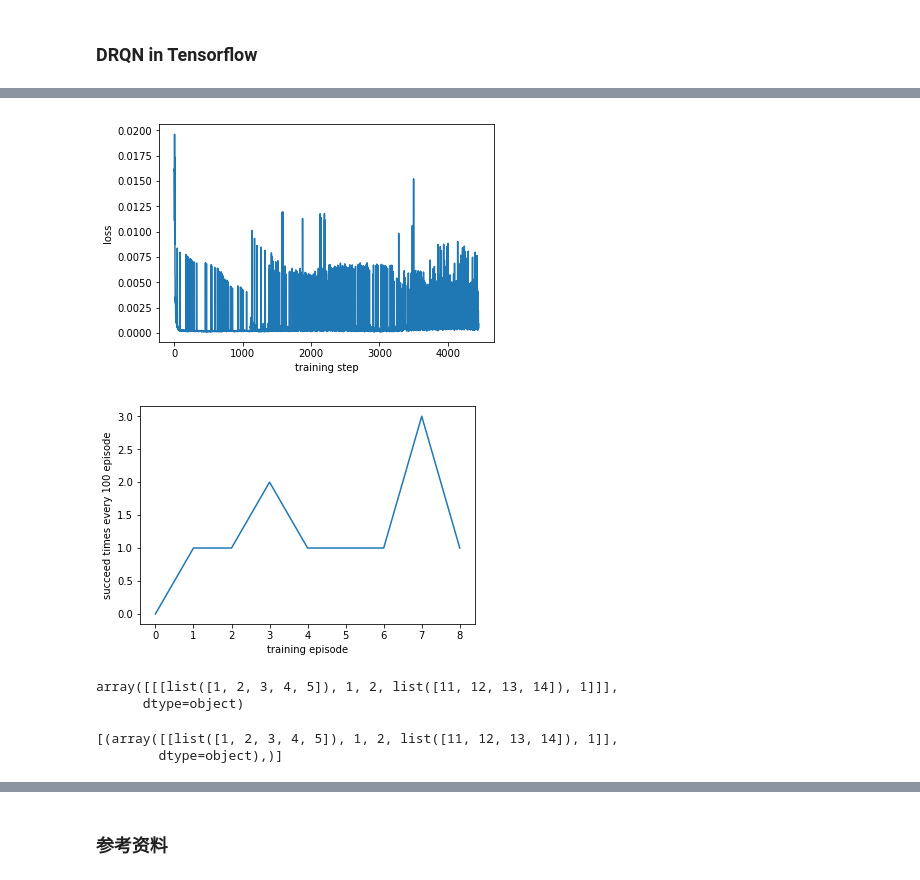
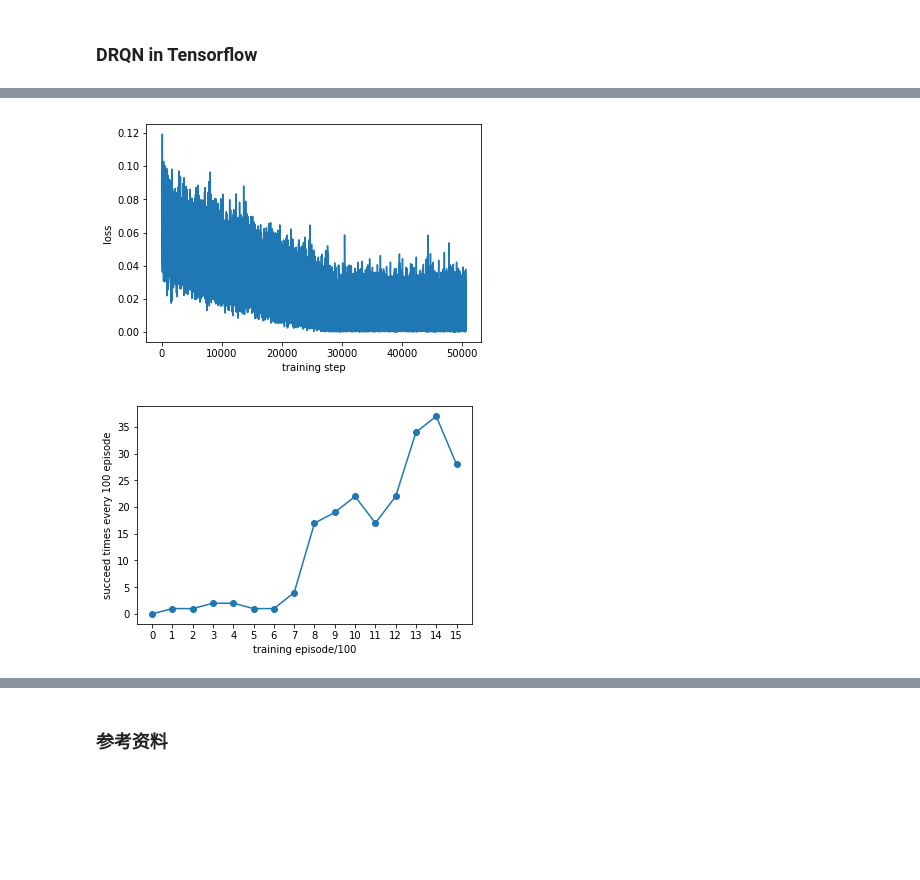
Before and after one commit to Wangjw6/research, a Jupyter notebook: ML/Others/Reinforcement Learning.ipynb, the cells around one changed output, grey strips where cells are left out. Cells and saved outputs as stored; diff of their text form; code cells hidden in the pictures; blank space fills up the shorter version.

Commit message:
DRQN test

```diff
--- a/ML/Others/Reinforcement Learning.ipynb
+++ b/ML/Others/Reinforcement Learning.ipynb
@@ -1419,11 +1441,11 @@ class agent():
         h2_ = tf.nn.elu(tf.matmul(self.next_action_output, wa_))
         self.Qnext = tf.nn.elu(tf.matmul(h1_+h2_,wc_)+b1_)
 
-        self.targetQ = self.reward_holder + 0.95*self.Qnext
+        self.targetQ = self.reward_holder + 0.9*self.Qnext
 
         self.q_loss = tf.reduce_mean(tf.squared_difference(self.targetQ, self.Q))
 
-        self.q_trainOp = tf.train.AdamOptimizer(learning_rate=0.0002).minimize(self.q_loss)
+        self.q_trainOp = tf.train.AdamOptimizer(learning_rate=0.0001).minimize(self.q_loss)
 
         self.q_grads_a = tf.gradients(self.Q,self.action_output)[0]
 
@@ -1449,7 +1471,7 @@ class agent():
 
     def add_Q_grad_to_graph(self,):
         self.policy_grads = tf.gradients(ys=self.action_output, xs=self.p_e_params, grad_ys=self.q_grads_a)
-        opt = tf.train.AdamOptimizer(learning_rate=-0.002)
+        opt = tf.train.AdamOptimizer(learning_rate= -0.0002)
         self.p_trainOp = opt.apply_gradients(zip(self.policy_grads, self.p_e_params))
 # %%
 class replay_memory():
@@ -1471,8 +1493,8 @@ class replay_memory():
             memory_batch.append(self.memory[index,:])
         return np.array(memory_batch)
 # %%
-M = replay_memory(memory_capacity=500, state_dim=4, action_dim=1)
-batch_size_ = 64
+M = replay_memory(memory_capacity=800, state_dim=4, action_dim=1)
+batch_size_ = 32
 num_episodes = 400
 updateStep=6
 
@@ -1498,9 +1520,9 @@ for i in range(num_episodes):
     aset=[]
     while j<max_steps_in_episode:
         a_output = sess_.run(model.action_output, feed_dict={model.state_holder:[s]})
-        a = round(np.clip(a_output[0][0],0,1))
-        if i <100:
-            a = round(np.clip(np.random.normal(a_output[0][0], 0.9), 0, 1))
+#         a = round(np.clip(a_output[0][0],0,1))
+#         if i <100:
+        a = round(np.clip(np.random.normal(a_output[0][0], 0.1), 0, 1))
         aset.append(a)
         s_next, r, d, _ = env.step(int(a))
 
@@ -1854,5 +1883,4 @@ import matplotlib.pyplot as plt
 # %%
-env = gym.make('FrozenLake-v0')
 def weight_variable(shape,train=True):
     initial = tf.truncated_normal(shape, stddev=0.1)
     return tf.Variable(initial,trainable=train)
@@ -1878,6 +1906,7 @@ class DRQN():
         self.h_size = state_dim # only for convenience
         self.trace_length_holder = tf.placeholder(tf.int32)
         self.batch_size = tf.placeholder(dtype=tf.int32,shape=[])
+
     def buildQNetwork(self,):
 
         with tf.variable_scope('update-Qnetwork'):
@@ -1918,19 +1947,18 @@ class DRQN():
 
         #In order to only propogate accurate gradients through the network, we will mask the first
         #half of the losses for each trace as per Lample & Chatlot 2016
-        self.maskA = tf.zeros([tf.shape(self.action_index)[0] ,self.trace_length_holder//2])
-        self.maskB = tf.ones([tf.shape(self.action_index)[0] ,self.trace_length_holder//2])
+        self.maskA = tf.zeros([self.batch_size,self.trace_length_holder//2])
+        self.maskB = tf.ones([self.batch_size,self.trace_length_holder//2])
         self.mask = tf.concat([self.maskA,self.maskB],1)
         self.mask = tf.reshape(self.mask,[-1])
         self.loss = tf.reduce_mean(self.td_error * self.mask)
 
-        self.loss = tf.reduce_mean(tf.squared_difference(self.targetQ, self.Q))
-
         self.a = tf.argmax(self.Qs,1)
 
-        self.trainOp = tf.train.AdamOptimizer(learning_rate=0.005).minimize(self.loss,var_list=self.e_params)
+        self.trainOp = tf.train.AdamOptimizer(learning_rate=0.0005).minimize(self.loss,var_list=self.e_params)
 
     def learn(self,step,memory,init_state,trace_length=4,batch_size=32):
+
         _, loss = self.sess.run([self.trainOp,self.loss], feed_dict={self.state : list(memory[:,0]),
                                                                      self.next_state: list(memory[:,3]),
                                                                      self.action_index:memory[:,1],
@@ -1980,13 +2008,13 @@ batch_size_ = 32
 tf.reset_default_graph()
 sess_ = tf.Session()
 h_size = state_dim_
-model = DRQN(state_dim=state_dim_, lamda=0.95, updateStep=200, sess=sess_)
+model = DRQN(state_dim=state_dim_, lamda=0.95, updateStep=120, sess=sess_)
 model.buildQNetwork()
 init_op = tf.group(tf.global_variables_initializer(), tf.local_variables_initializer())
 sess_.run(init_op)
 
-M = replay_memory_episodewise(memory_capacity=100)
-num_episodes = 500
+M = replay_memory_episodewise(memory_capacity=500)
+num_episodes = 1500
 
 records = 0
 loss_set=[]
@@ -1997,29 +2025,35 @@ while i < num_episodes:
     s = env.reset()
     j = 0
     max_steps_in_episode = 99
-    if i>200:
-        e=0.01
+
+    if i>500:
+        e=0.001
 
     reward=0
     episodeBuffer = []
     step=0
     hidden_state = (np.zeros([1,h_size]),np.zeros([1,h_size]))
+
     while j<max_steps_in_episode:
         state_vector = np.zeros([1,state_dim_])
         state_vector[0,s]=1
         a,last_hidden_state = model.choose_action(state=state_vector,epsilon=e,init_state=hidden_state)
         s_next, r, d,_ = env.step(a[0])
-
+        if r==0 and d==True:
+            episodeBuffer.append(np.reshape(np.array([state_vector[0],a[0],-1,nextSate_vector[0],d]),[1,5]))
+        else:
+            episodeBuffer.append(np.reshape(np.array([state_vector[0],a[0],r,nextSate_vector[0],d]),[1,5]))
         nextSate_vector = np.zeros([1,state_dim_])
         nextSate_vector[0,s_next]=1
 
-        episodeBuffer.append(np.reshape(np.array([state_vector[0],a[0],r,nextSate_vector[0],d]),[1,5]))
+
         step+=1
 
         j+=1
 
         s = s_next
         hidden_state=last_hidden_state
+
         if records>M.memory_capacity:
             hidden_state_train = (np.zeros([batch_size_,h_size]),np.zeros([batch_size_,h_size]))
             memory_batch = M.replay(batch_size_)
@@ -2028,14 +2062,15 @@ while i < num_episodes:
         if d==True:
             break
 
-    if records>M.memory_capacity and i%5==0:
-        print('episode: %d loss: %g'%(i, loss_))
-    if step>M.trace_length:
+
+    if step>=M.trace_length:
         bufferArray = np.array(episodeBuffer)
         episodeBuffer = list(zip(bufferArray))
         M.add(episodeBuffer)
         records+=1
         i+=1
+        if records>M.memory_capacity and i%20==0:
+            print('episode: %d loss: %g'%(i, loss_))
 
     if r==1:
         rewardset.append(1)
@@ -2067,4 +2102,4 @@ episode: 495 loss: 0.000475655
-[figure, old version]
+[figure, new version]
 # %%
 pass_sum=[]
 i=1
@@ -2075,9 +2110,11 @@ while i<=len(rewardset):
         pass_sum.append(a)
         a=0
     i+=1
-plt.plot(pass_sum)
-plt.xlabel('training episode')
+plt.xticks(np.arange(0,len(pass_sum), 1.0))
+plt.yticks(np.arange(0,max(pass_sum)+1, 5.0))
+plt.plot( pass_sum,'-o')
+plt.xlabel('training episode/100')
 plt.ylabel('succeed times every 100 episode')
 plt.show()
 # %% [output]
-[figure, old version]
+[figure, new version]
@@ -2092,11 +2120,0 @@ episodeBuffer.append(np.reshape(np.array([s,a,r,s1,d]),[1,5]))
-# %%
-bufferArray = np.array(episodeBuffer)
-bufferArray
-# %% [output]
-array([[[list([1, 2, 3, 4, 5]), 1, 2, list([11, 12, 13, 14]), 1]]],
-      dtype=object)
-# %%
-list(zip(bufferArray))
-# %% [output]
-[(array([[list([1, 2, 3, 4, 5]), 1, 2, list([11, 12, 13, 14]), 1]],
-        dtype=object),)]
```
Also changed, not shown: parts of 20 cells of this notebook.
